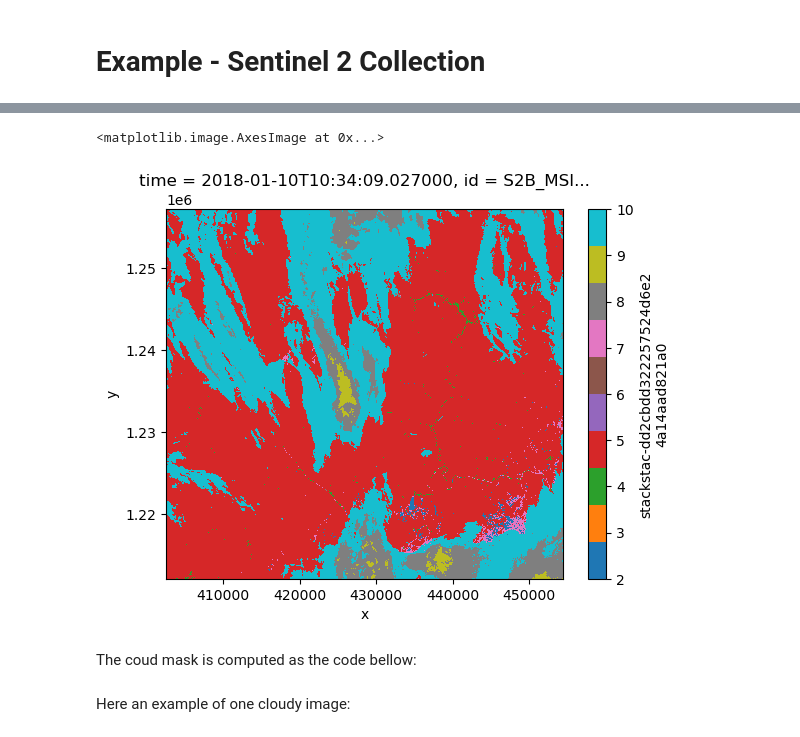
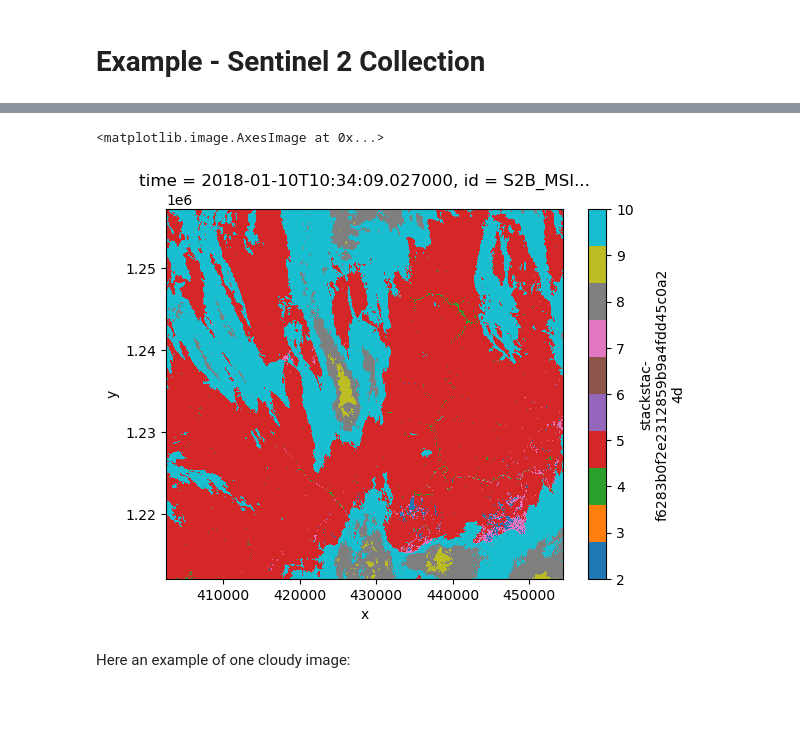
Before and after one commit to EdgarJoao30/mtda, a Jupyter notebook: example_s2.ipynb, the cells around one changed output, grey strips where cells are left out. Drawn from its saved outputs; the diff is of its cells as text; code cells hidden in the pictures; blank space fills up the shorter version.

```diff
--- a/example_s2.ipynb
+++ b/example_s2.ipynb
@@ -22,0 +14,4 @@ s2collections = list(s2collections)
+# %%
+year = ['2018', '2020', '2021']
+cloud_cover = [15] * 3
+data = list(map(sc.s2, cloud_cover, year))
@@ -106,7 +105,5 @@ resolution :
 # %%
-SCL[1, :, :].plot.imshow(cmap = 'tab10')
+data[0].SCL[1, :, :].plot.imshow(cmap = 'tab10')
 # %% [output]
 <matplotlib.image.AxesImage at 0x...>
-[figure, old version]
+[figure, new version]
-# %% [markdown]
-The coud mask is computed as the code bellow:
```
Also changed, not shown: parts of 27 cells of this notebook, 2 other files.
